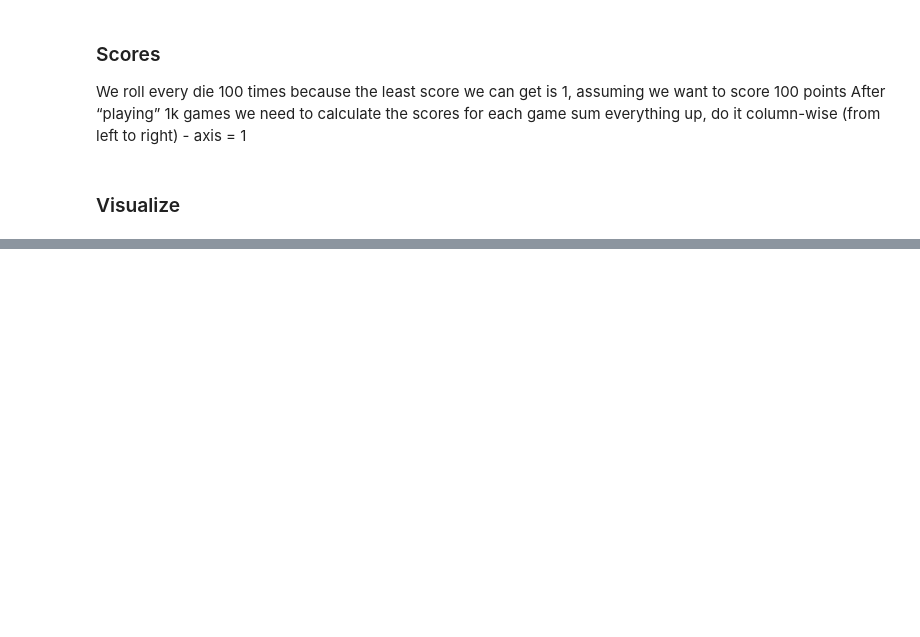
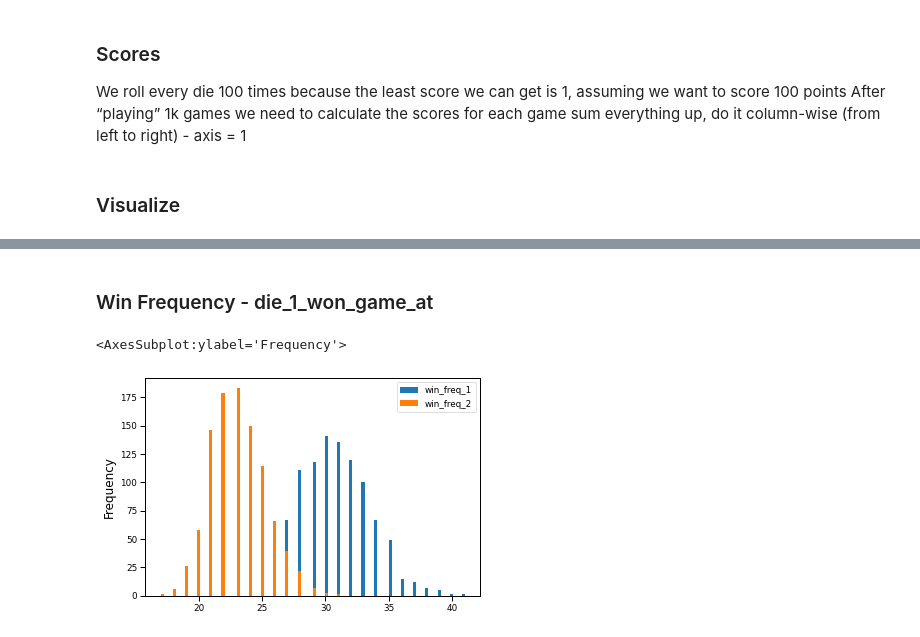
Before and after one commit to mgino11/Simulation_Modeling, a Jupyter notebook: Discussions/Ginorio_Modeling_101.ipynb, the cells around one changed output, grey strips where cells are left out. Drawn from its saved outputs; the diff is of its cells as text; code cells hidden in the pictures; blank space fills up the shorter version.

```diff
--- a/Discussions/Ginorio_Modeling_101.ipynb
+++ b/Discussions/Ginorio_Modeling_101.ipynb
@@ -75,0 +100,10 @@ Tie games 17
+# %% [markdown]
+### Win Frequency - die_1_won_game_at
+# %%
+won_df = pd.DataFrame()
+won_df['win_freq_1'] = die_1_won_game_at
+won_df['win_freq_2'] = die_2_won_game_at
+won_df.plot.hist(bins=100)
+# %% [output]
+<AxesSubplot:ylabel='Frequency'>
+[figure, added]
```
Also changed, not shown: parts of 13 cells of this notebook.
